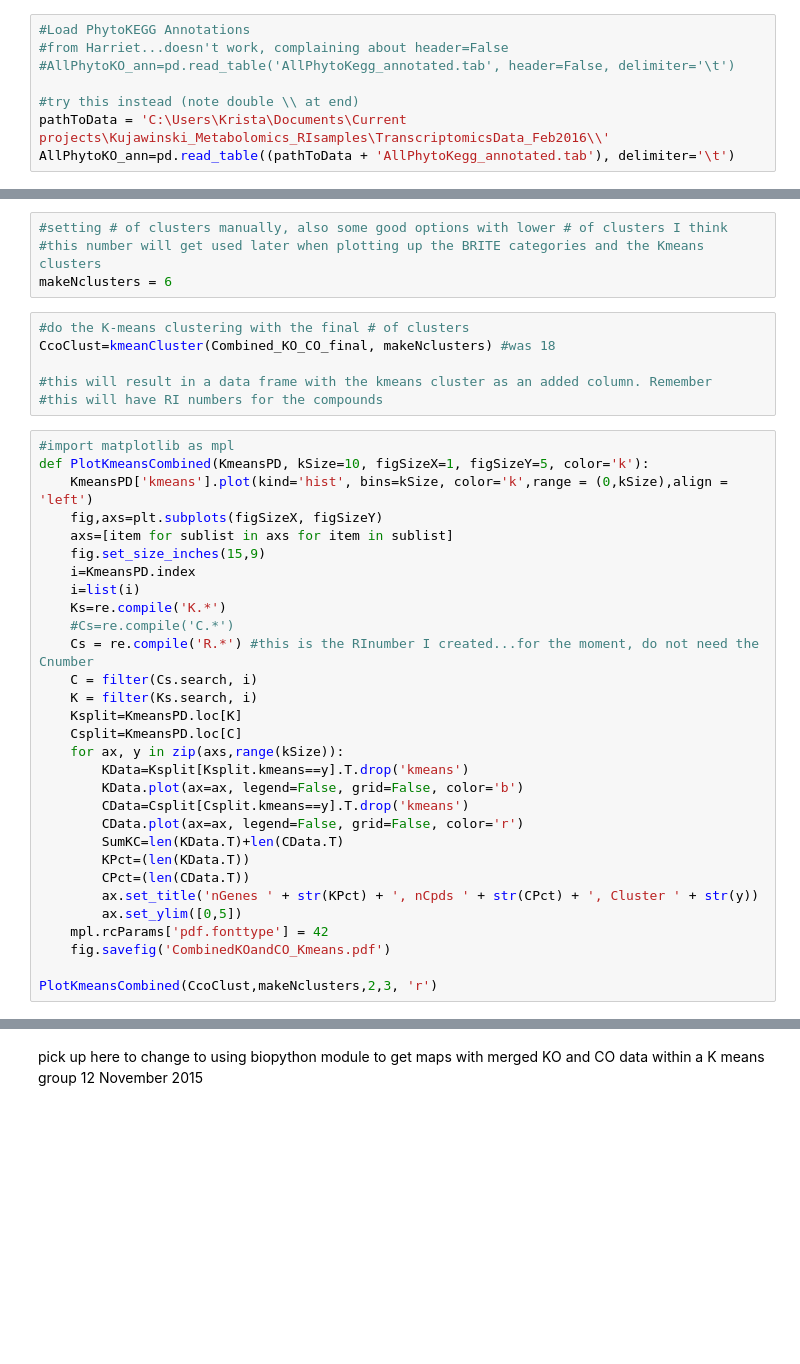
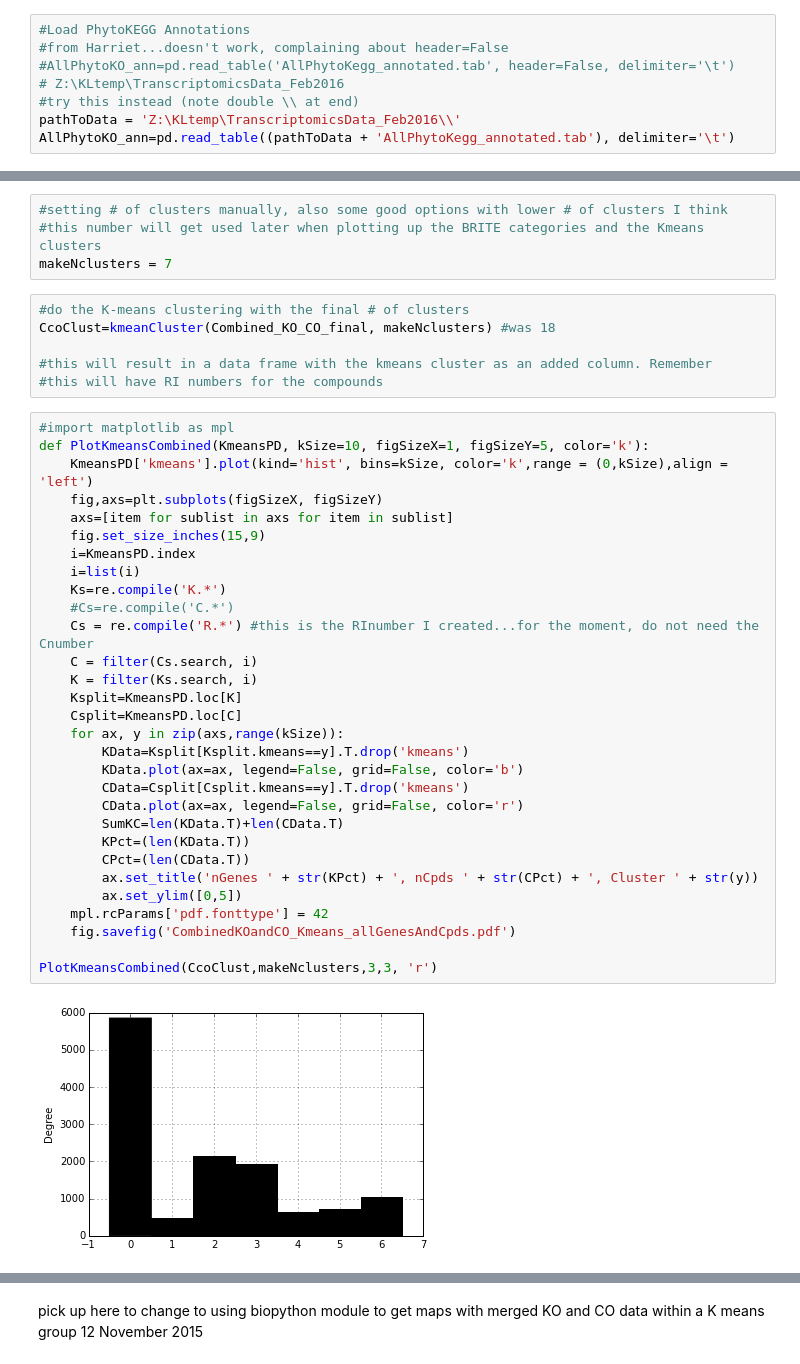
Before and after one commit to KujawinskiLaboratory/NB_Distribution, a Jupyter notebook: Linking CO and KOs.unconnectedData.ipynb, the cells around one changed output, grey strips where cells are left out. Saved outputs shown, nothing was run; the diff lists cells and outputs as text; blank space fills up the shorter version.

Commit message:
adding the K means for all genes/compounds

```diff
--- a/Linking CO and KOs.unconnectedData.ipynb
+++ b/Linking CO and KOs.unconnectedData.ipynb
@@ -101,9 +101,9 @@ CO_RawData.head(5)
 #Load PhytoKEGG Annotations
 #from Harriet...doesn't work, complaining about header=False
 #AllPhytoKO_ann=pd.read_table('AllPhytoKegg_annotated.tab', header=False, delimiter='\t')
-
+# Z:\KLtemp\TranscriptomicsData_Feb2016
 #try this instead (note double \\ at end)
-pathToData = 'C:\Users\Krista\Documents\Current projects\Kujawinski_Metabolomics_RIsamples\TranscriptomicsData_Feb2016\\'
+pathToData = 'Z:\KLtemp\TranscriptomicsData_Feb2016\\'
 AllPhytoKO_ann=pd.read_table((pathToData + 'AllPhytoKegg_annotated.tab'), delimiter='\t')
 # %%
 InsituCounts=pd.read_table((pathToData + 'AllInsitu_NoZero.tab'), index_col='gID')
@@ -359,7 +392,7 @@ if False: ##silhouette is really slow cfd to the other
 # %%
 #setting # of clusters manually, also some good options with lower # of clusters I think
 #this number will get used later when plotting up the BRITE categories and the Kmeans clusters
-makeNclusters = 6
+makeNclusters = 7
 # %%
 #do the K-means clustering with the final # of clusters
 CcoClust=kmeanCluster(Combined_KO_CO_final, makeNclusters) #was 18
@@ -369,30 +402,32 @@ CcoClust=kmeanCluster(Combined_KO_CO_final, makeNclusters) #was 18
 # %%
 #import matplotlib as mpl
 def PlotKmeansCombined(KmeansPD, kSize=10, figSizeX=1, figSizeY=5, color='k'):
     KmeansPD['kmeans'].plot(kind='hist', bins=kSize, color='k',range = (0,kSize),align = 'left')
     fig,axs=plt.subplots(figSizeX, figSizeY)
     axs=[item for sublist in axs for item in sublist]
     fig.set_size_inches(15,9)
     i=KmeansPD.index
     i=list(i)
     Ks=re.compile('K.*')
     #Cs=re.compile('C.*')
     Cs = re.compile('R.*') #this is the RInumber I created...for the moment, do not need the Cnumber
     C = filter(Cs.search, i)
     K = filter(Ks.search, i)
     Ksplit=KmeansPD.loc[K]
     Csplit=KmeansPD.loc[C]
     for ax, y in zip(axs,range(kSize)):
         KData=Ksplit[Ksplit.kmeans==y].T.drop('kmeans')
         KData.plot(ax=ax, legend=False, grid=False, color='b')
         CData=Csplit[Csplit.kmeans==y].T.drop('kmeans')
         CData.plot(ax=ax, legend=False, grid=False, color='r')
         SumKC=len(KData.T)+len(CData.T)
         KPct=(len(KData.T))
         CPct=(len(CData.T))
         ax.set_title('nGenes ' + str(KPct) + ', nCpds ' + str(CPct) + ', Cluster ' + str(y))
         ax.set_ylim([0,5])
     mpl.rcParams['pdf.fonttype'] = 42
-    fig.savefig('CombinedKOandCO_Kmeans.pdf')
+    fig.savefig('CombinedKOandCO_Kmeans_allGenesAndCpds.pdf')
 
-PlotKmeansCombined(CcoClust,makeNclusters,2,3, 'r')
+PlotKmeansCombined(CcoClust,makeNclusters,3,3, 'r')
+# %% [output]
+[figure, added]
```
Also changed, not shown: parts of 6 cells of this notebook, 3 other files.
